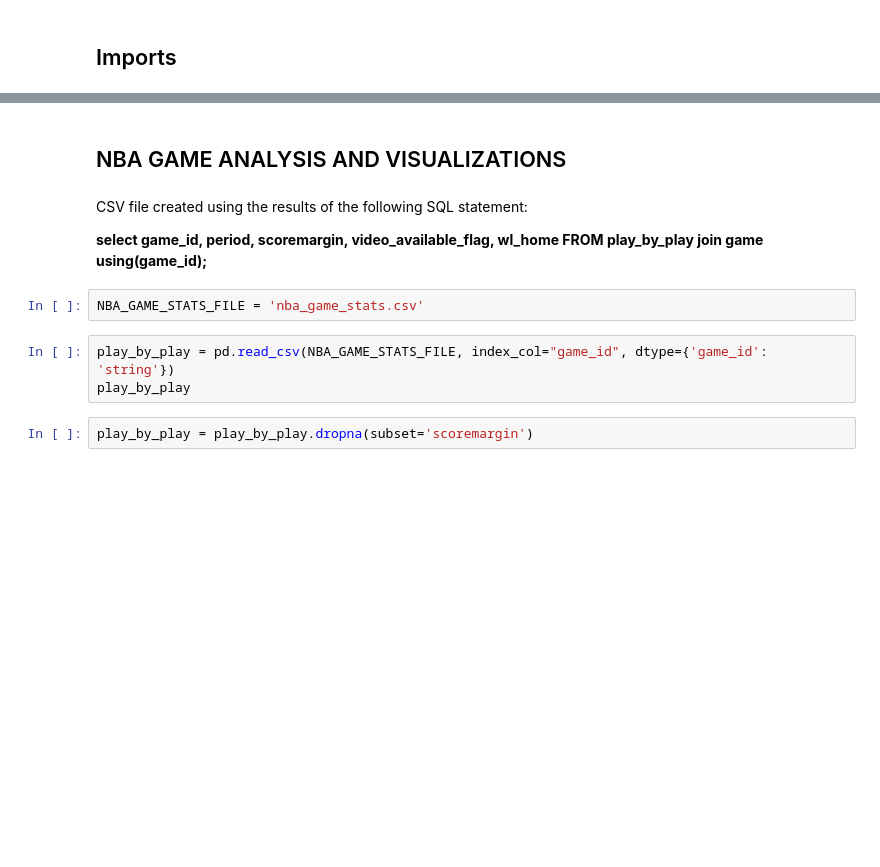
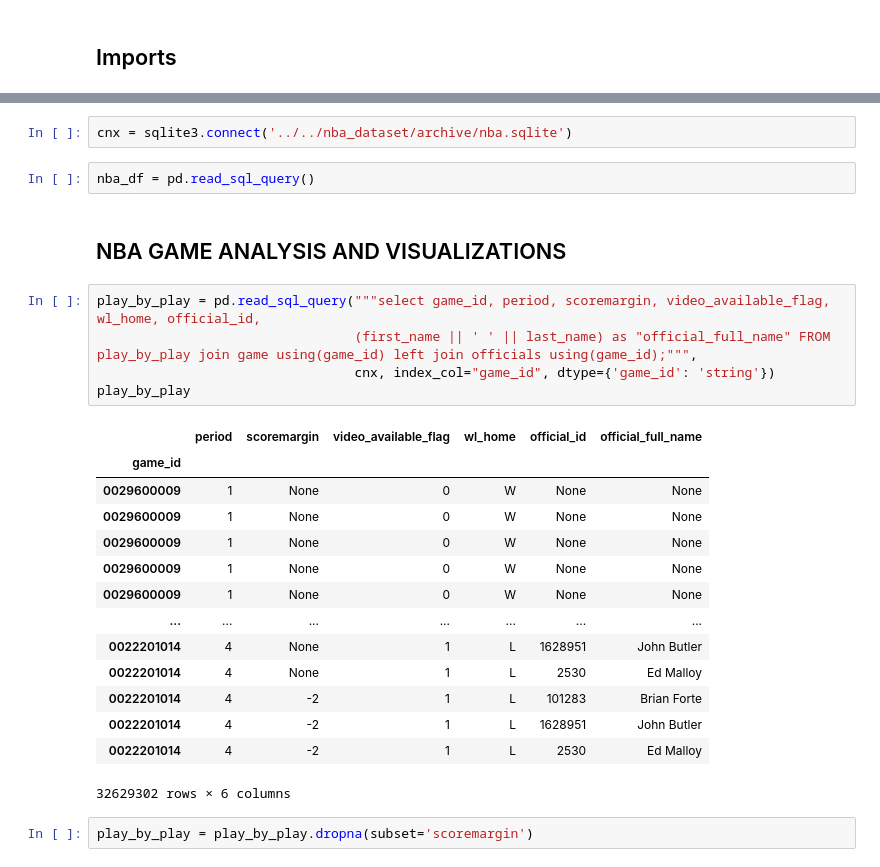
Before and after one commit to mustafaradheyyan/Revisiting-Pep-II, a Jupyter notebook: working_notebooks/eda_nba.ipynb, the cells around one changed output, grey strips where cells are left out. Saved outputs shown, nothing was run; the diff lists cells and outputs as text; blank space fills up the shorter version.

```diff
--- a/working_notebooks/eda_nba.ipynb
+++ b/working_notebooks/eda_nba.ipynb
@@ -75,14 +78,29 @@ import pandas as pd
+# %%
+cnx = sqlite3.connect('../../nba_dataset/archive/nba.sqlite')
+# %%
+nba_df = pd.read_sql_query()
 # %% [markdown]
 ## NBA GAME ANALYSIS AND VISUALIZATIONS
-# %% [markdown]
-CSV file created using the results of the following SQL statement:
-
-**select game_id, period, scoremargin, video_available_flag, wl_home FROM play_by_play join game using(game_id);**
-# %%
-NBA_GAME_STATS_FILE = 'nba_game_stats.csv'
-# %%
-play_by_play = pd.read_csv(NBA_GAME_STATS_FILE, index_col="game_id", dtype={'game_id': 'string'})
-play_by_play
+# %%
+play_by_play = pd.read_sql_query("""select game_id, period, scoremargin, video_available_flag, wl_home, official_id,
+                                 (first_name || ' ' || last_name) as "official_full_name" FROM play_by_play join game using(game_id) left join officials using(game_id);""",
+                                 cnx, index_col="game_id", dtype={'game_id': 'string'})
+play_by_play
+# %% [output]
+|  | period | scoremargin | video_available_flag | wl_home | official_id | official_full_name |
+| game_id |  |  |  |  |  |  |
+| 0029600009 | 1 | None | 0 | W | None | None |
+| 0029600009 | 1 | None | 0 | W | None | None |
+| 0029600009 | 1 | None | 0 | W | None | None |
+| 0029600009 | 1 | None | 0 | W | None | None |
+| 0029600009 | 1 | None | 0 | W | None | None |
+| ... | ... | ... | ... | ... | ... | ... |
+| 0022201014 | 4 | None | 1 | L | 1628951 | John Butler |
+| 0022201014 | 4 | None | 1 | L | 2530 | Ed Malloy |
+| 0022201014 | 4 | -2 | 1 | L | 101283 | Brian Forte |
+| 0022201014 | 4 | -2 | 1 | L | 1628951 | John Butler |
+| 0022201014 | 4 | -2 | 1 | L | 2530 | Ed Malloy |
+32629302 rows × 6 columns
 # %%
 play_by_play = play_by_play.dropna(subset='scoremargin')
 # %%
```
Also changed, not shown: parts of 29 cells of this notebook.
